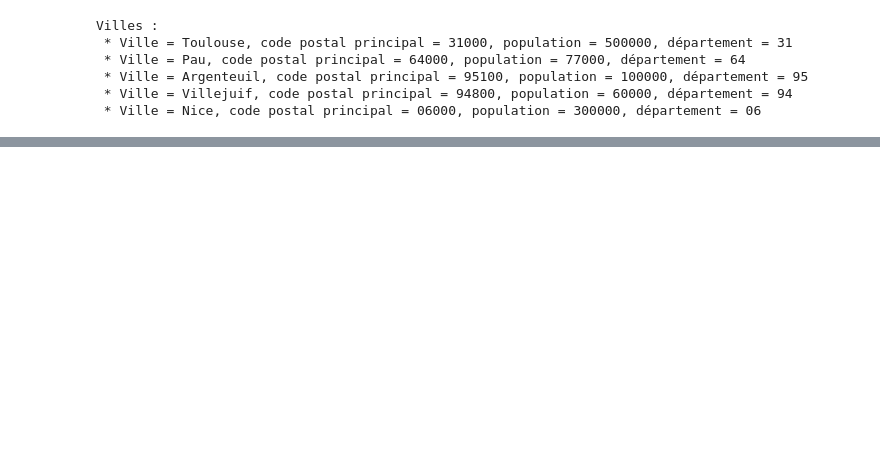
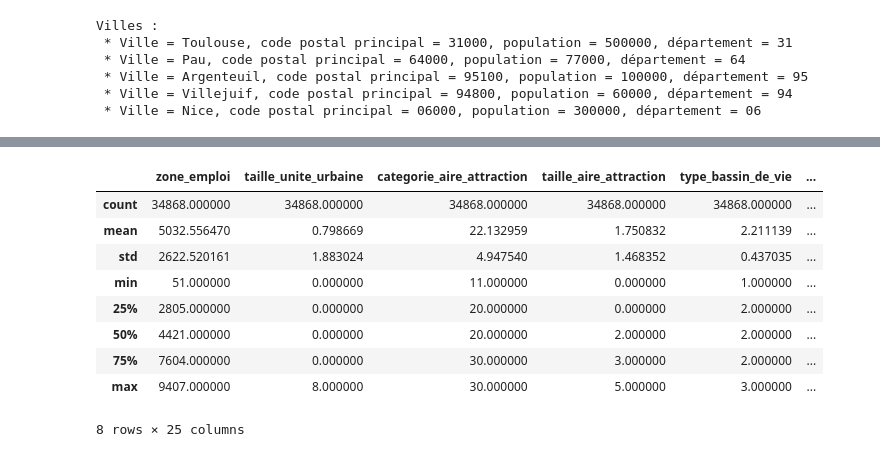
Before and after one commit to matthcol/python202609-intro, a Jupyter notebook: intro-python.ipynb, the cells around one changed output, grey strips where cells are left out. Saved outputs shown, nothing was run; the diff lists cells and outputs as text; code cells hidden in the pictures; blank space fills up the shorter version.

```diff
--- a/intro-python.ipynb
+++ b/intro-python.ipynb
@@ -363,0 +462,13 @@ Villes :
+# %%
+dfCitiesFr.describe()
+# %% [output]
+|  | zone_emploi | taille_unite_urbaine | categorie_aire_attraction | taille_aire_attraction | type_bassin_de_vie | ... |
+| count | 34868.000000 | 34868.000000 | 34868.000000 | 34868.000000 | 34868.000000 | ... |
+| mean | 5032.556470 | 0.798669 | 22.132959 | 1.750832 | 2.211139 | ... |
+| std | 2622.520161 | 1.883024 | 4.947540 | 1.468352 | 0.437035 | ... |
+| min | 51.000000 | 0.000000 | 11.000000 | 0.000000 | 1.000000 | ... |
+| 25% | 2805.000000 | 0.000000 | 20.000000 | 0.000000 | 2.000000 | ... |
+| 50% | 4421.000000 | 0.000000 | 20.000000 | 2.000000 | 2.000000 | ... |
+| 75% | 7604.000000 | 0.000000 | 30.000000 | 3.000000 | 2.000000 | ... |
+| max | 9407.000000 | 8.000000 | 30.000000 | 5.000000 | 3.000000 | ... |
+8 rows × 25 columns
```
Also changed, not shown: parts of 34 cells of this notebook, 9 other files.
